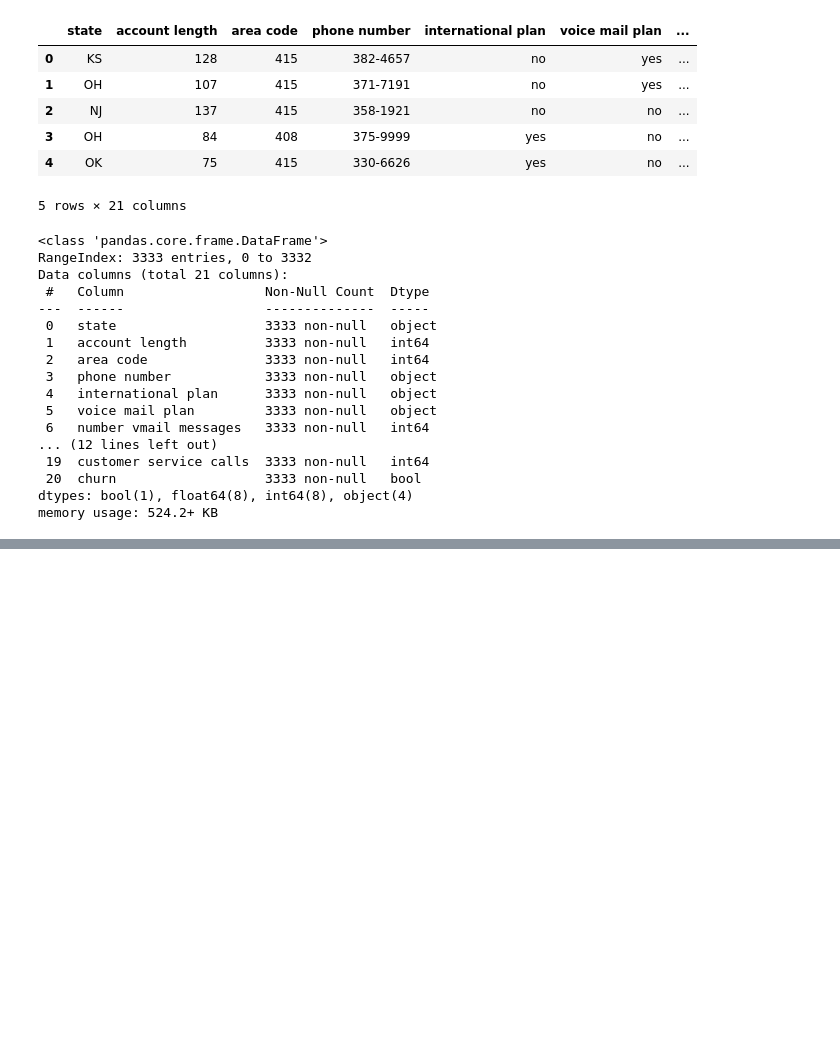
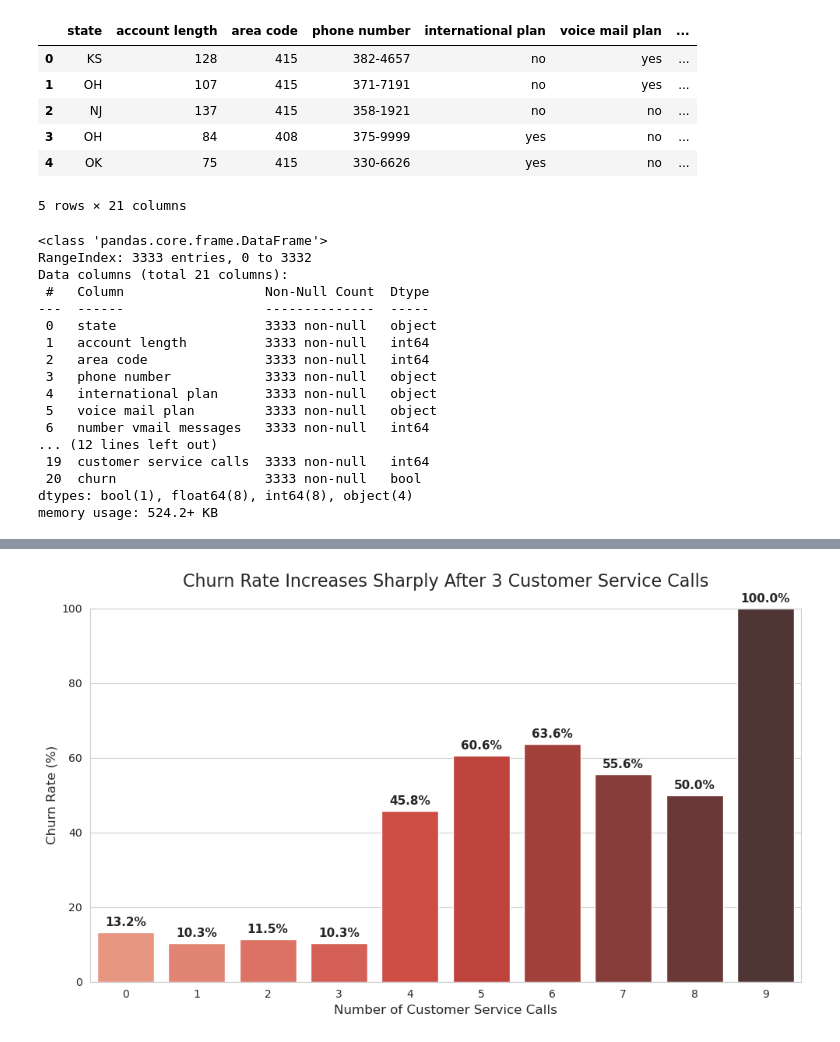
Before and after one commit to lilibethlangat/SyriaTel-Customer-Churn, a Jupyter notebook: Churn.ipynb, the cells around one changed output, grey strips where cells are left out. Drawn from its saved outputs; the diff is of its cells as text; code cells hidden in the pictures; blank space fills up the shorter version.

```diff
--- a/Churn.ipynb
+++ b/Churn.ipynb
@@ -57,0 +211,39 @@ churn.describe()
+# %%
+# 1. Calculate the churn rate per number of customer service calls
+# We group by the number of calls and take the mean of the churn column (since 1=churn, 0=not)
+churn_by_service_calls = churn_customer.groupby('customer service calls')['churn'].mean().reset_index()
+
+# Convert churn rate to percentage for easier reading
+churn_by_service_calls['churn_rate'] = churn_by_service_calls['churn'] * 100
+
+# 2. Create the visualization
+plt.figure(figsize=(10, 6))
+sns.set_style("whitegrid")
+
+# Create the bar plot
+barplot = sns.barplot(
+    x='customer service calls',
+    y='churn_rate',
+    data=churn_by_service_calls,
+    palette='Reds_d' # Using a 'Reds' palette to highlight the "danger" zone
+)
+
+# 3. Add labels and title
+plt.title('Churn Rate Increases Sharply After 3 Customer Service Calls', fontsize=16, pad=20)
+plt.xlabel('Number of Customer Service Calls', fontsize=12)
+plt.ylabel('Churn Rate (%)', fontsize=12)
+
+# Optional: Add data labels on top of the bars
+for p in barplot.patches:
+    barplot.annotate(format(p.get_height(), '.1f') + '%',
+                   (p.get_x() + p.get_width() / 2., p.get_height()),
+                   ha = 'center', va = 'center',
+                   xytext = (0, 9),
+                   textcoords = 'offset points',
+                   fontsize=11, fontweight='bold')
+
+plt.ylim(0, 100) # Set y-axis to 100%
+plt.tight_layout()
+plt.show()
+# %% [output]
+[figure, added]
```
Also changed, not shown: parts of 70 cells of this notebook, 1 other file.
